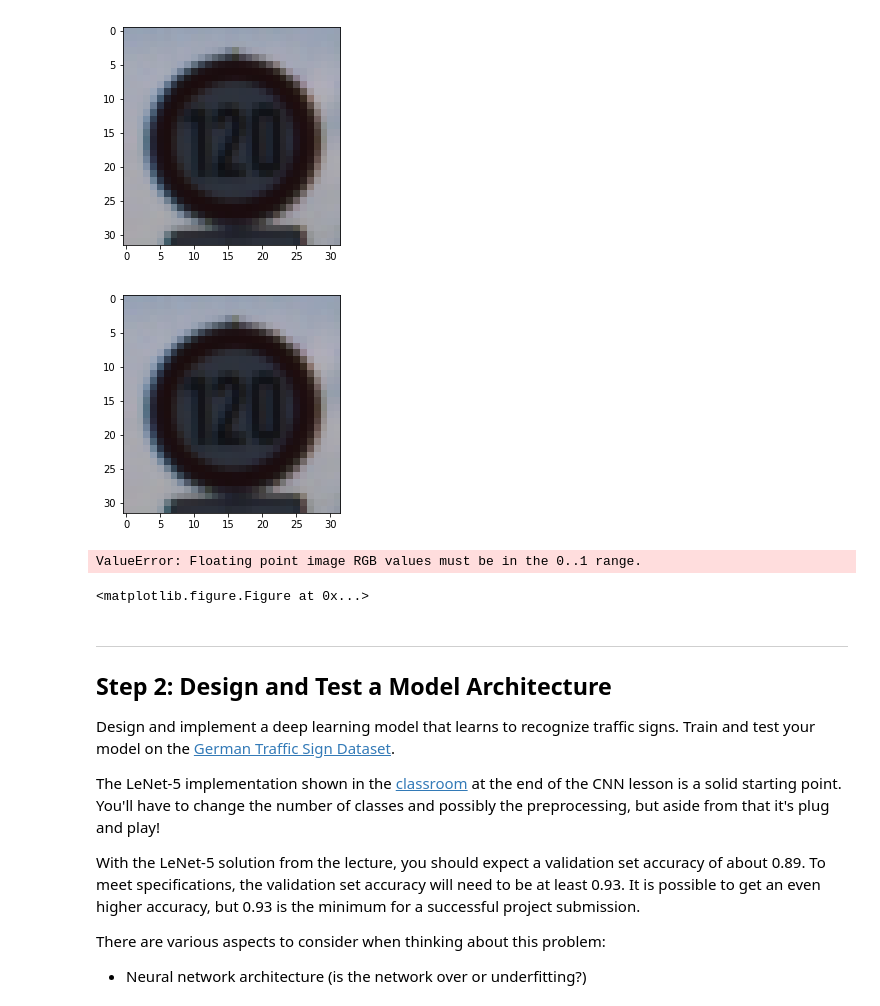
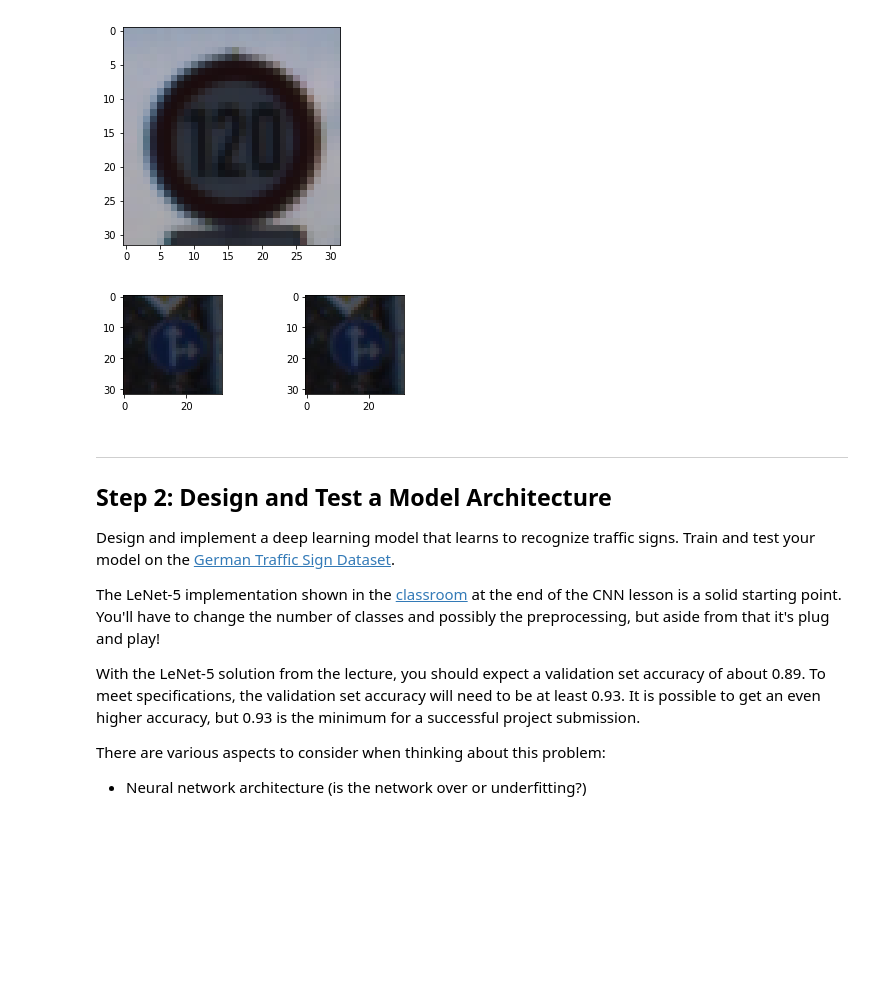
Before and after one commit to sethbunke/CarND-Traffic-Sign-Classifier-Project, a Jupyter notebook: Traffic_Sign_Classifier-Copy-And-Testing.ipynb, the cells around one changed output. Cells and saved outputs as stored; diff of their text form; code cells hidden in the pictures; blank space fills up the shorter version.

```diff
--- a/Traffic_Sign_Classifier-Copy-And-Testing.ipynb
+++ b/Traffic_Sign_Classifier-Copy-And-Testing.ipynb
@@ -400,9 +403,9 @@ X_train_manipulate = np.copy(X_train)
 
 #plt.imshow(X_train_manipulate[17031])
 
-X_train_manipulate = (X_train_manipulate - X_train_manipulate.mean()) / (np.max(X_train_manipulate) - np.min(X_train_manipulate))
+X_train_manipulate = normalize_min_max(X_train_manipulate)
+
+#X_train_manipulate = (X_train_manipulate - X_train_manipulate.mean()) / (np.max(X_train_manipulate) - np.min(X_train_manipulate))
-# %% [output]
-[figure, removed]
 # %%
 #plt.imshow(X_train_manipulate[17031])
 # %%
@@ -413,10 +416,9 @@ def plot_norm_image(image_index):
     plt.subplot(2,2,2)
     plt.imshow(X_train_manipulate[image_index])
 # %%
-plot_norm_image(20)
+plot_norm_image(1000)
 # %% [output]
-ValueError: Floating point image RGB values must be in the 0..1 range.
-<matplotlib.figure.Figure at 0x...>
+[figure, added]
 # %% [markdown]
 ----
 
```
Also changed, not shown: parts of 3 cells of this notebook, 1 other file.
